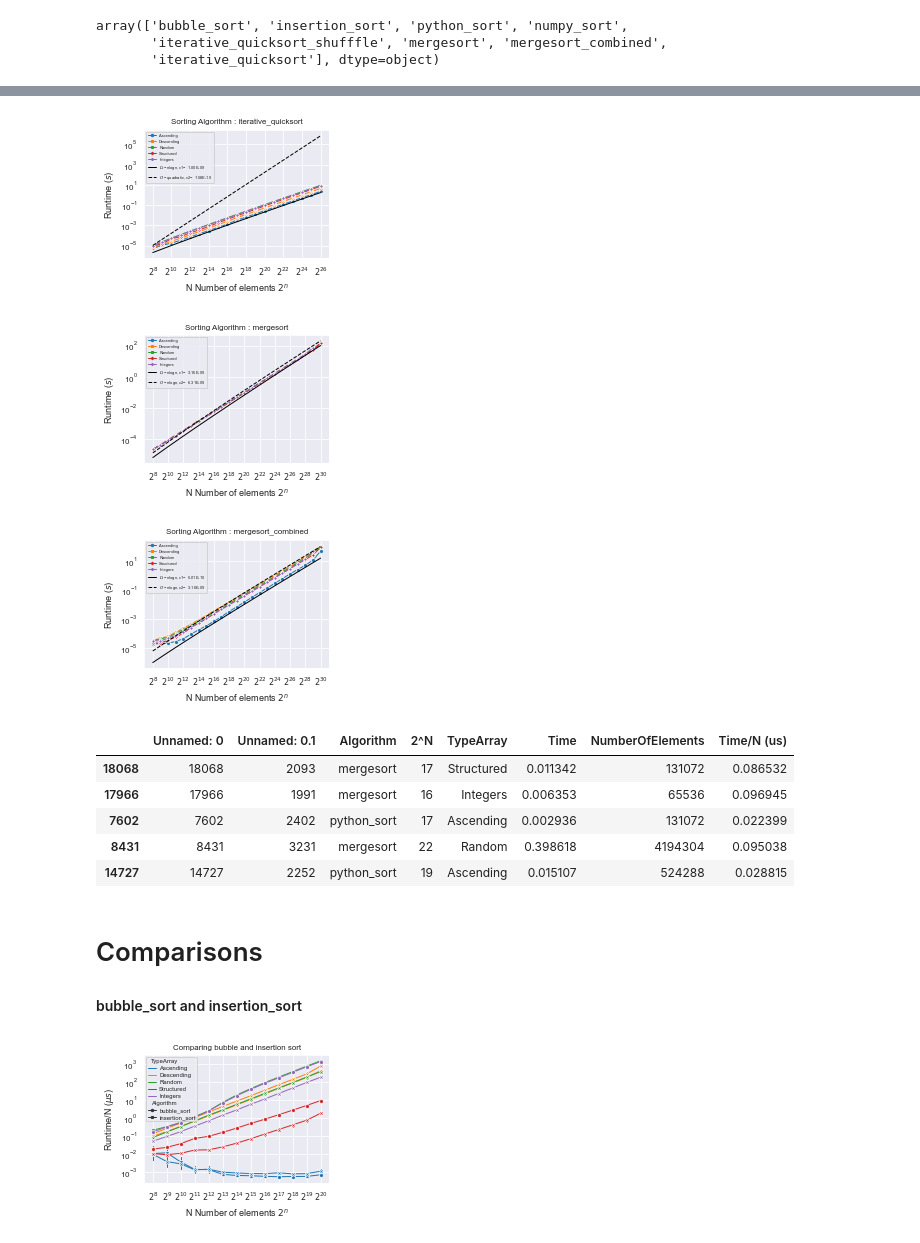
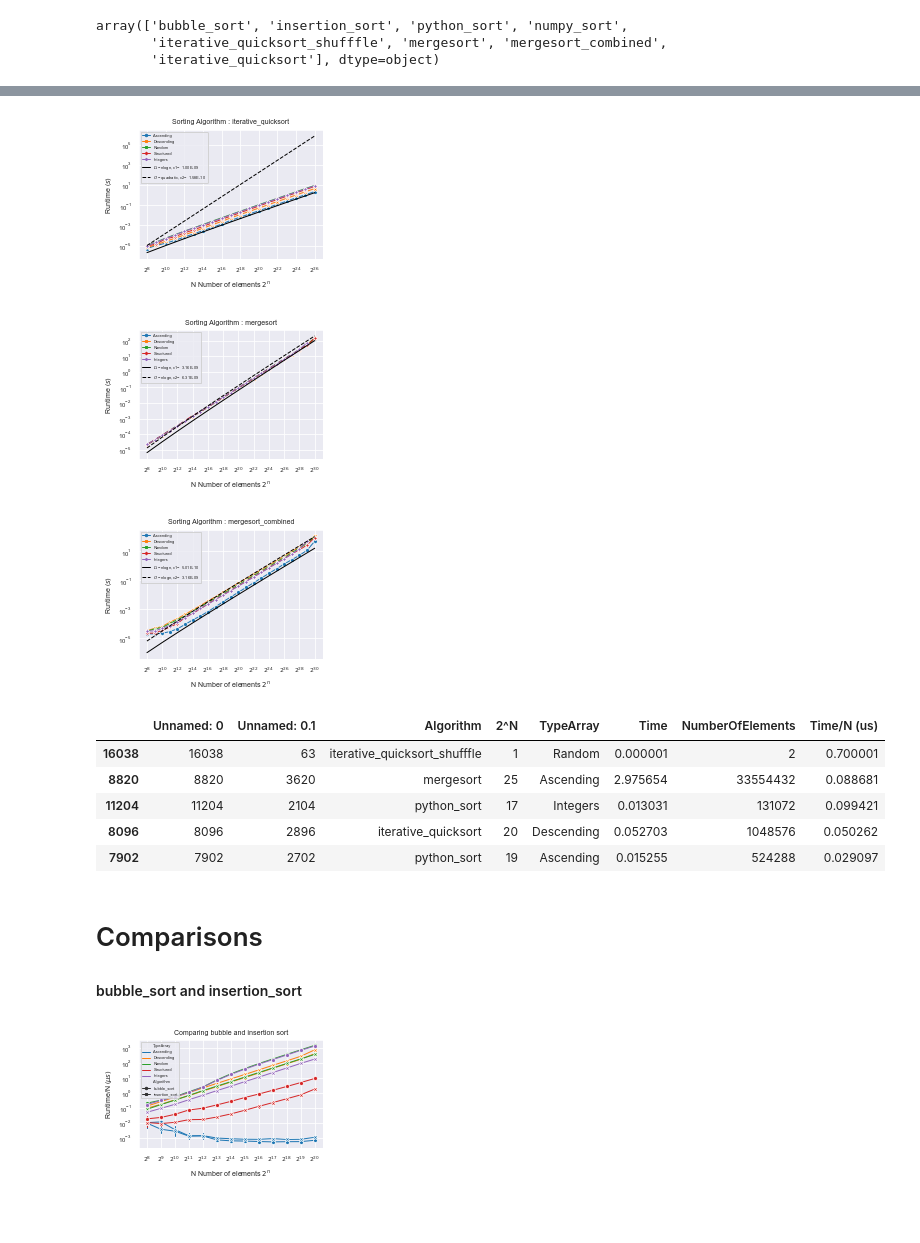
Before and after one commit to jkorsvik/SortingAlgorithms, a Jupyter notebook: notebooks/plot_creation.ipynb, the cells around one changed output, grey strips where cells are left out. Drawn from its saved outputs; the diff is of its cells as text; code cells hidden in the pictures; blank space fills up the shorter version.

```diff
--- a/notebooks/plot_creation.ipynb
+++ b/notebooks/plot_creation.ipynb
@@ -55,10 +55,10 @@ array(['bubble_sort', 'insertion_sort', 'python_sort', 'numpy_sort',
        'iterative_quicksort'], dtype=object)
 # %%
 
-plt.rcParams['axes.titlesize'] = 8
-plt.rcParams['axes.labelsize'] = 9
-plt.rcParams['xtick.labelsize'] = 8
-plt.rcParams['ytick.labelsize'] = 8
+plt.rcParams['axes.titlesize'] = 7
+plt.rcParams['axes.labelsize'] = 7
+plt.rcParams['xtick.labelsize'] = 6
+plt.rcParams['ytick.labelsize'] = 6
 plt.rcParams['legend.fontsize'] = 4
 plt.rcParams["legend.markerscale"] = 0.6
 plt.rcParams['legend.title_fontsize'] = 6
@@ -69,15 +69,15 @@ height=50
 width=84
 IMAGE_SIZE = (width/25.4, height/25.4)
 # %%
-def plot_runtime_per_n(df, algo, start=7, lowerbound=None, upperbound=None, image_size=(10,10), tickstep=1):
+def plot_runtime_per_n(df, algo, start=7, lowerbound=None, upperbound=None, image_size=(10,10), tickstep=1, topn=26):
     sns.set_style("darkgrid")
     plt.figure(figsize=image_size)
     time_per_n = sns.lineplot(
-        data=checkout[(checkout.Algorithm == algo) & (checkout["2^N"] > 7)],
+        data=checkout[(checkout.Algorithm == algo) & (checkout["2^N"] > 7) & (checkout["2^N"] < topn+1)],
         x="2^N", y="Time/N (us)", hue="TypeArray", style="TypeArray", markers=True, dashes=False, err_style="bars",
     )
 
-    range_gen = range(8, max(checkout[checkout.Algorithm == algo]['2^N'] + 1), tickstep)
+    range_gen = range(8, min(topn+1, max(checkout[checkout.Algorithm == algo]['2^N'] + 1)), tickstep)
 
     time_per_n.set(yscale="linear", xscale="linear")
     time_per_n.set(xlabel="N Number of elements $2^n$", ylabel="Runtime/N ($\mu s$)")
@@ -142,46 +142,49 @@ plot_runtime(checkout, "insertion_sort", lowerbound=linear, c1=10**(-9.3), upper
 # %%
 plot_runtime(checkout, "iterative_quicksort", lowerbound=nlogn, c1=10**(-9), upperbound=quadratic, c2=10**(-9.8), tickstep=2, image_size=IMAGE_SIZE)
 # %% [output]
-[figure, old version]
+[figure, new version]
 # %%
 plot_runtime(checkout, "mergesort", lowerbound=nlogn, c1=10**(-8.5), upperbound=nlogn, c2=10**(-8.2), tickstep=2, image_size=IMAGE_SIZE)
 # %% [output]
-[figure, old version]
+[figure, new version]
 # %%
 plot_runtime(checkout, "mergesort_combined", lowerbound=nlogn, c1=10**(-9.3), upperbound=nlogn, c2=10**(-8.5), tickstep=2, image_size=IMAGE_SIZE)
 # %% [output]
-[figure, old version]
+[figure, new version]
 # %%
 checkout.sample(5)
 # %% [output]
 |  | Unnamed: 0 | Unnamed: 0.1 | Algorithm | 2^N | TypeArray | Time | NumberOfElements | Time/N (us) |
-| 18068 | 18068 | 2093 | mergesort | 17 | Structured | 0.011342 | 131072 | 0.086532 |
-| 17966 | 17966 | 1991 | mergesort | 16 | Integers | 0.006353 | 65536 | 0.096945 |
-| 7602 | 7602 | 2402 | python_sort | 17 | Ascending | 0.002936 | 131072 | 0.022399 |
-| 8431 | 8431 | 3231 | mergesort | 22 | Random | 0.398618 | 4194304 | 0.095038 |
-| 14727 | 14727 | 2252 | python_sort | 19 | Ascending | 0.015107 | 524288 | 0.028815 |
+| 16038 | 16038 | 63 | iterative_quicksort_shufffle | 1 | Random | 0.000001 | 2 | 0.700001 |
+| 8820 | 8820 | 3620 | mergesort | 25 | Ascending | 2.975654 | 33554432 | 0.088681 |
+| 11204 | 11204 | 2104 | python_sort | 17 | Integers | 0.013031 | 131072 | 0.099421 |
+| 8096 | 8096 | 2896 | iterative_quicksort | 20 | Descending | 0.052703 | 1048576 | 0.050262 |
+| 7902 | 7902 | 2702 | python_sort | 19 | Ascending | 0.015255 | 524288 | 0.029097 |
 # %% [markdown]
 # Comparisons
 #### bubble_sort and insertion_sort
 # %%
-sns.set_style("darkgrid")
+
 plt.figure(figsize=IMAGE_SIZE)
 runtime = sns.lineplot(
     data=checkout[((checkout.Algorithm == "bubble_sort") | (checkout.Algorithm == "insertion_sort")) &
                   (checkout["2^N"] > 7)],
     x="2^N", y="Time/N (us)", hue="TypeArray", style="Algorithm", markers=True, dashes=False, err_style="bars",
 )
 
 runtime.set(yscale="log")
 runtime.set(xlabel="N Number of elements $2^n$", ylabel="Runtime/N ($\mu s$)")
 runtime.set(xticks=[int(i) for i in range(8, max(checkout[checkout.Algorithm == "bubble_sort"]['2^N'] + 1))])
 runtime.set(xticklabels=[
     r"$2^{" + str(int(i)) + r"}$" for i in range(8, max(checkout[checkout.Algorithm == "bubble_sort"]['2^N'] + 1))
 ])
 runtime.set(title=f"Comparing bubble and insertion sort")
+runtime.legend(title_fontsize=6)
+runtime.legend(fontsize=5)
+runtime.legend(markerscale=0.6)
 
 plt.savefig(f"{viz_directory}/runtimebubble&insertion.pdf", bbox_inches='tight', transparent=True)
 plt.show()
 # %% [output]
-[figure, old version]
+[figure, new version]
 # %%
```
Also changed, not shown: parts of 9 cells of this notebook, 23 other files.
